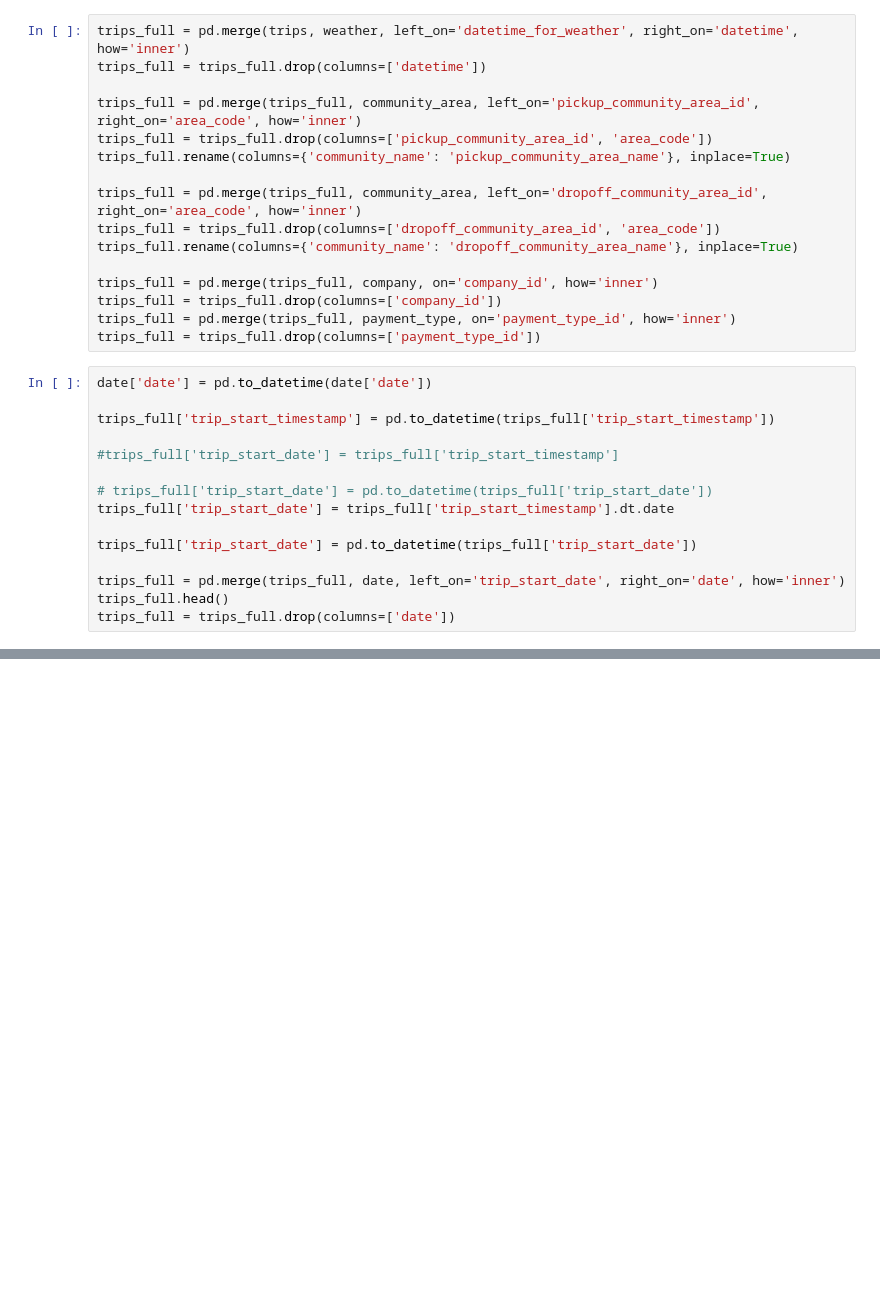
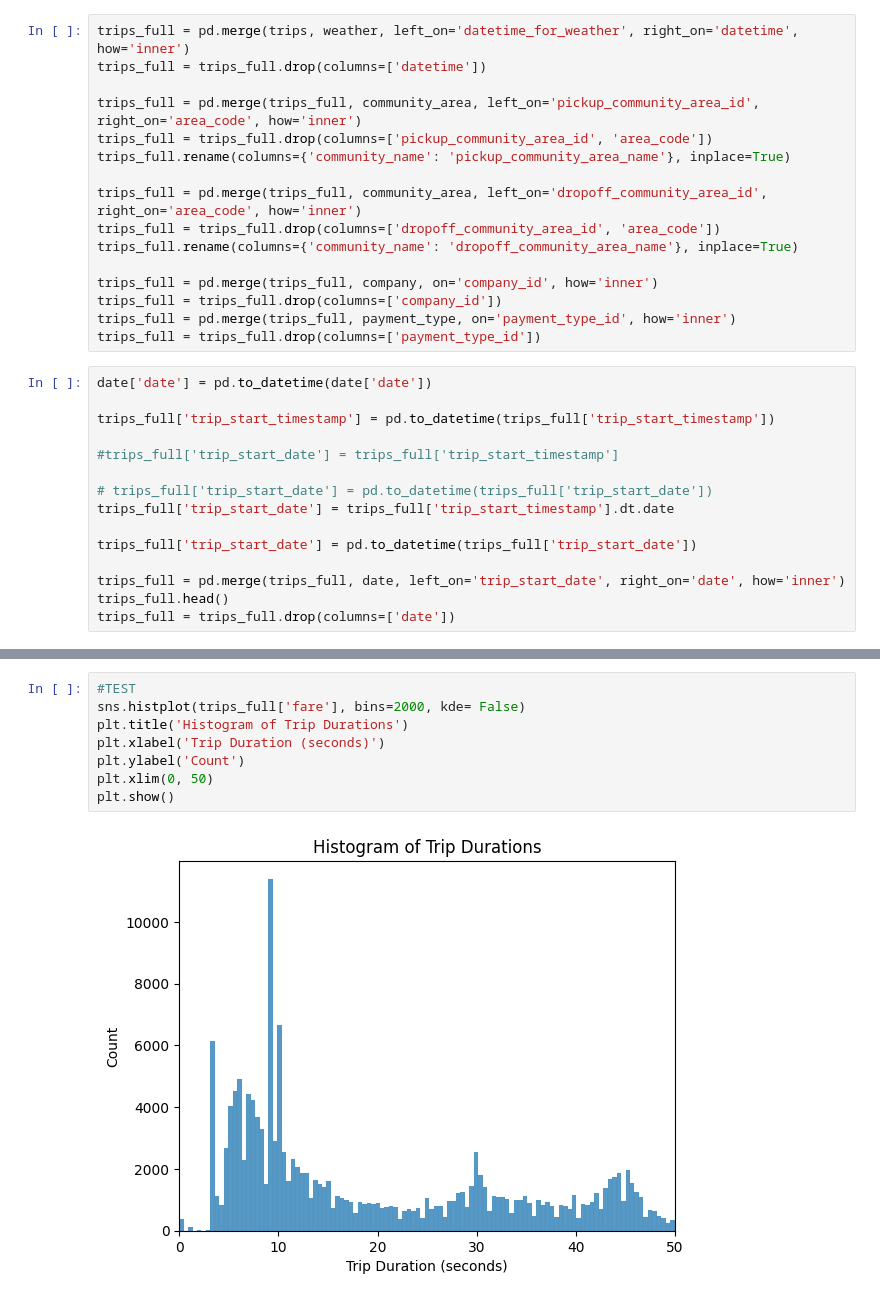
Before and after one commit to a8i9zm/Cubix_Data_Engineer, a Jupyter notebook: 08_local_visualization.ipynb, the cells around one changed output, grey strips where cells are left out. Saved outputs shown, nothing was run; the diff lists cells and outputs as text; blank space fills up the shorter version.

```diff
--- a/08_local_visualization.ipynb
+++ b/08_local_visualization.ipynb
@@ -139,0 +198,10 @@ trips_full.head()
+# %%
+#TEST
+sns.histplot(trips_full['fare'], bins=2000, kde= False)
+plt.title('Histogram of Trip Durations')
+plt.xlabel('Trip Duration (seconds)')
+plt.ylabel('Count')
+plt.xlim(0, 50)
+plt.show()
+# %% [output]
+[figure, added]
```
Also changed, not shown: parts of 4 cells of this notebook.
